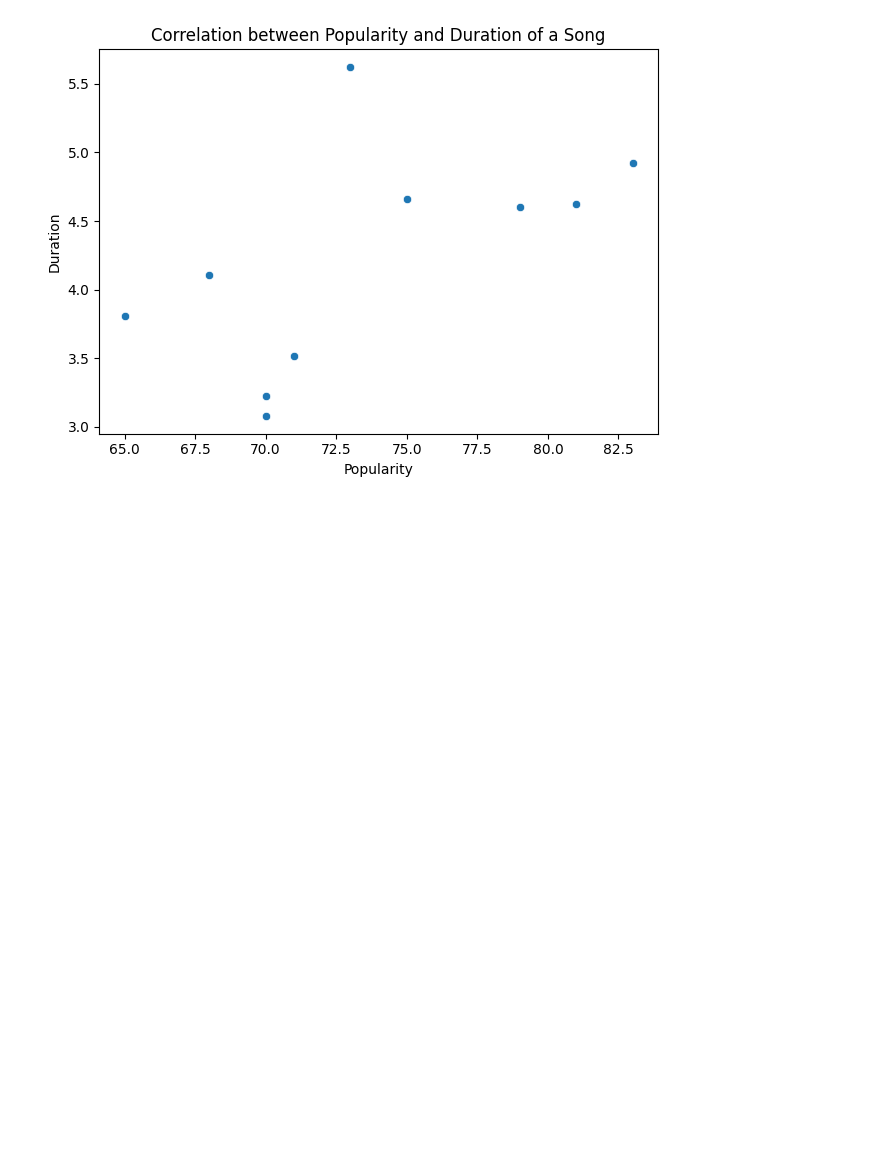
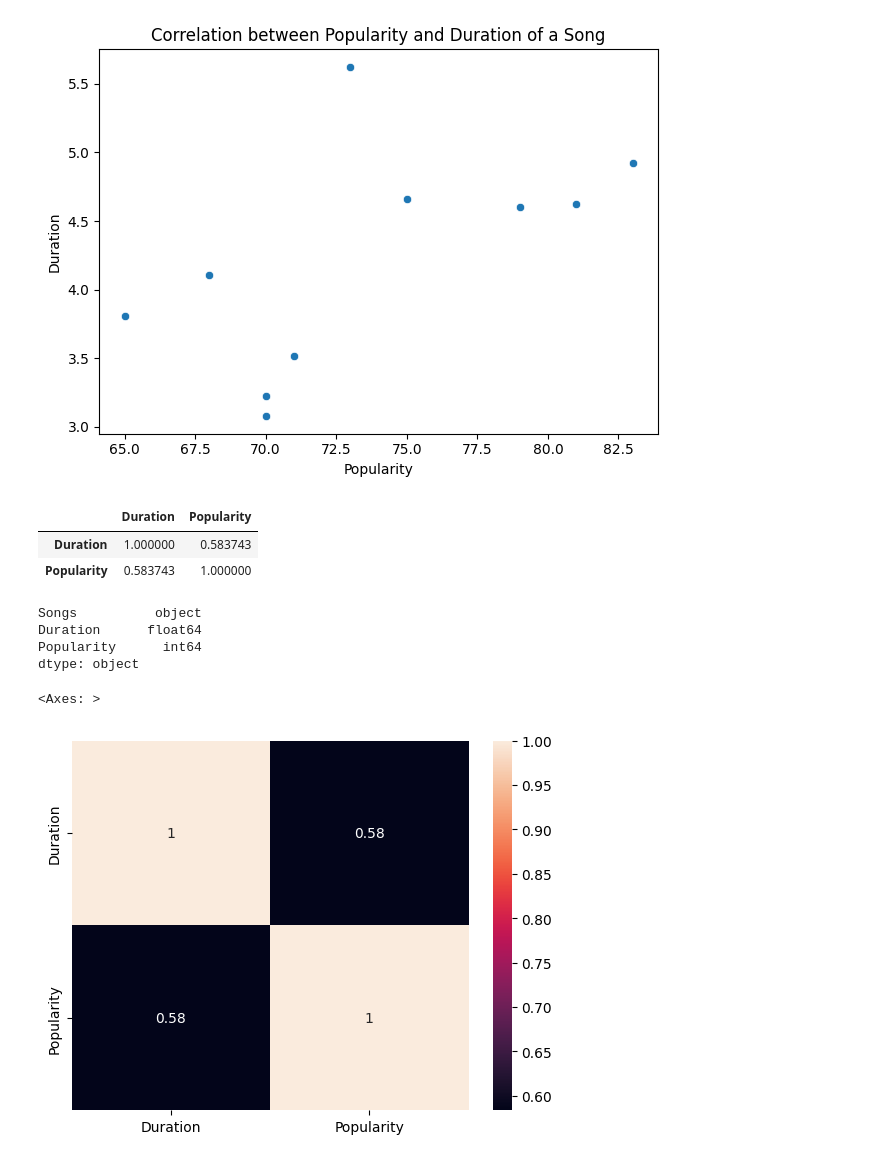
Before and after one commit to fernandaluft/interacting-with-api-python-project-tutorial, a Jupyter notebook: src/explore.ipynb, the cells around one changed output. Saved outputs shown, nothing was run; the diff lists cells and outputs as text; code cells hidden in the pictures; blank space fills up the shorter version.

```diff
--- a/src/explore.ipynb
+++ b/src/explore.ipynb
@@ -39,3 +67,17 @@ plt.tight_layout()
 plt.show()
 # %% [output]
 [figure]
+# %%
+corr_matrix = df[['Duration', 'Popularity']].corr()
+corr_matrix
+# %% [output]
+|  | Duration | Popularity |
+| Duration | 1.000000 | 0.583743 |
+| Popularity | 0.583743 | 1.000000 |
+# %%
+df.dtypes
+# %% [output]
+Songs          object
+Duration      float64
+Popularity      int64
+dtype: object
@@ -41,0 +86,5 @@ plt.show()
+# %%
+sns.heatmap(corr_matrix, annot=True)
+# %% [output]
+<Axes: >
+[figure, added]
```
Also changed, not shown: parts of 3 cells of this notebook, 1 other file.
